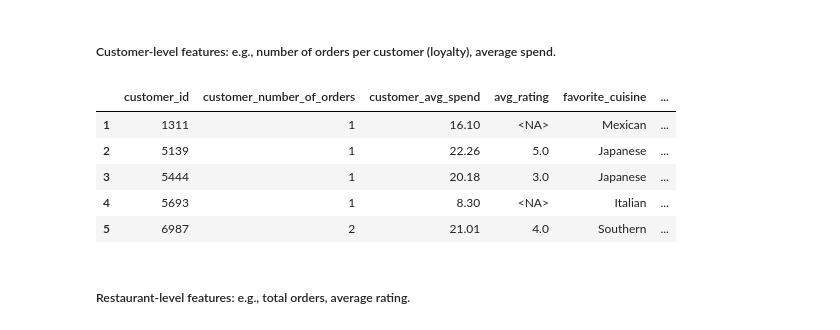
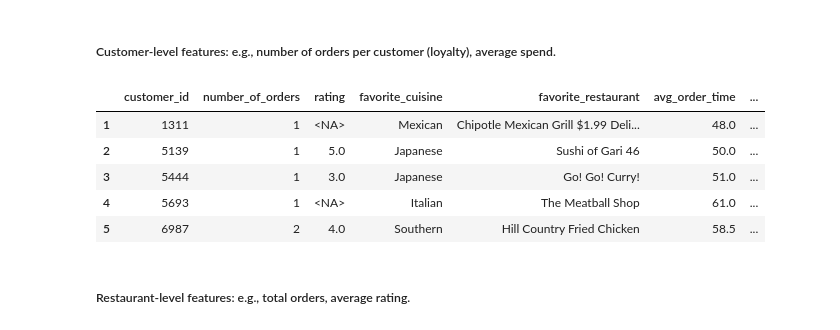
Before and after one commit to J3SSY-ANDU/Food-Delivery-Data-Analysis, a Jupyter notebook: notebooks/food_delivery_orders_eda.ipynb, the cells around one changed output. Drawn from its saved outputs; the diff is of its cells as text; code cells hidden in the pictures.

```diff
--- a/notebooks/food_delivery_orders_eda.ipynb
+++ b/notebooks/food_delivery_orders_eda.ipynb
@@ -230,6 +233,13 @@ df[df['restaurant_name'] == 'Sushi of Gari 46'][['restaurant_name', 'food_prepar
 # %% [markdown]
 ##### Based on the new added column 'food_preparation_time_mean' create a column to check if food is late.
 # %%
-df['food_is_late'] = df['food_preparation_time'] > df['food_preparation_time_mean']
-df[['restaurant_name', 'food_preparation_time', 'food_preparation_time_mean', 'food_is_late']].sample(10)  # Display a random sample of 10 rows with the new column
+if 'prep_time_status' not in df.columns:
+    prep_time_status = df.apply(
+        lambda row: 'Very late' if row['food_preparation_time'] > row['food_preparation_time_mean'] * 1.25
+        else 'Late' if row['food_preparation_time'] > row['food_preparation_time_mean']
+        else 'On time',
+        axis=1
+    )
+    df.insert(value=prep_time_status, column='prep_time_status', loc=df.columns.get_loc('food_preparation_time_mean') + 1) # Insert the new column after 'food_preparation_time_mean'
+df[['restaurant_name', 'food_preparation_time', 'food_preparation_time_mean', 'prep_time_status']].sample(10)  # Display a random sample of 10 rows with the new column
 # %% [output]
@@ -247,7 +257,10 @@ df[['restaurant_name', 'food_preparation_time', 'food_preparation_time_mean', 'f
 # %% [markdown]
 ##### Add an order_total_time_mean column
 # %%
-df['order_total_time_mean'] = df.groupby('restaurant_name')['order_total_time'].transform('mean')
+if 'order_total_time_mean' not in df.columns:
+    order_total_time_mean = df.groupby('restaurant_name')['order_total_time'].transform('mean') # Calculate the mean order total time for each restaurant
+    df.insert(value=order_total_time_mean, column='order_total_time_mean', loc=df.columns.get_loc('order_total_time') + 1)  # Insert the new column after 'order_total_time'
+    df['order_total_time_mean'] = df['order_total_time_mean'].round(2)  # Round the mean order total time to 2 decimal places
 df[['restaurant_name', 'order_total_time', 'order_total_time_mean']].sample(10)  # Display a random sample of 10 rows with the new column
 # %% [output]
 |  | restaurant_name | order_total_time | order_total_time_mean |
@@ -273,6 +286,14 @@ df[df['restaurant_name'] == 'Sushi of Gari 46'][['restaurant_name', 'order_total
 # %% [markdown]
 ##### Based on column 'order_total_time' create a column to check if order is late
 # %%
-df['order_is_late'] = df['order_total_time'] > df['order_total_time_mean']
-df[['restaurant_name', 'order_total_time', 'order_total_time_mean', 'order_is_late']].sample(10)  # Display a random sample of 10 rows with the new column
+if 'order_time_status' not in df.columns:
+    # Create a new column to categorize order total time based on the mean
+    order_time_status = df.apply(
+        lambda row: 'Very late' if row['order_total_time'] > row['order_total_time_mean'] * 1.25
+        else 'Late' if row['order_total_time'] > row['order_total_time_mean']
+        else 'On time',
+        axis=1
+    )
+    df.insert(value=order_time_status, column='order_time_status', loc=df.columns.get_loc('order_total_time_mean') + 1) # Insert the new column after 'order_total_time_mean'
+df[['restaurant_name', 'order_total_time', 'order_total_time_mean', 'order_time_status']].sample(10)  # Display a random sample of 10 rows with the new column
 # %% [output]
@@ -377,28 +398,28 @@ df[df['cost_category'] == 'Cheap'][['cuisine_type', 'cost_of_the_order', 'cost_c
 # %%
 # Create a customer-level DataFrame
 customer_features = df.groupby('customer_id').agg(
-    customer_number_of_orders=('order_id', 'count'),
-    customer_avg_spend=('cost_of_the_order', 'mean'),
-    avg_rating=('rating', 'mean'),
+    number_of_orders=('order_id', 'count'),
+    rating=('rating', 'mean'),
     favorite_cuisine=('cuisine_type', lambda x: x.mode()[0] if not x.mode().empty else np.nan),
     favorite_restaurant=('restaurant_name', lambda x: x.mode()[0] if not x.mode().empty else np.nan),
-    avg_order_total_time=('order_total_time', 'mean'),
-    avg_cost_category=('cost_category', lambda x: x.mode()[0] if not x.mode().empty else np.nan)
+    avg_order_time=('order_total_time', 'mean'),
+    avg_cost_category=('cost_category', lambda x: x.mode()[0] if not x.mode().empty else np.nan),
+    money_spent=('cost_of_the_order', 'sum')
 ).reset_index()
 
 customer_features.index = np.arange(1, len(customer_features) + 1)  # Reset the index to start from 1
-customer_features['customer_avg_spend'] = round(customer_features['customer_avg_spend'], 2)  # Round average spend to 2 decimal places
-customer_features['avg_order_total_time'] = round(customer_features['avg_order_total_time'], 2)  # Round average order total time to 2 decimal places
-customer_features['avg_rating'] = round(customer_features['avg_rating'], 2)  # Round average rating to 2 decimal places
+customer_features['money_spent'] = round(customer_features['money_spent'], 2)  # Round average spend to 2 decimal places
+customer_features['avg_order_time'] = round(customer_features['avg_order_time'], 2)  # Round average order total time to 2 decimal places
+customer_features['rating'] = round(customer_features['rating'], 2)  # Round average rating to 2 decimal places
 
 customer_features.head() # Display the first few rows of the customer features DataFrame
 # %% [output]
-|  | customer_id | customer_number_of_orders | customer_avg_spend | avg_rating | favorite_cuisine | ... |
-| 1 | 1311 | 1 | 16.10 | <NA> | Mexican | ... |
-| 2 | 5139 | 1 | 22.26 | 5.0 | Japanese | ... |
-| 3 | 5444 | 1 | 20.18 | 3.0 | Japanese | ... |
-| 4 | 5693 | 1 | 8.30 | <NA> | Italian | ... |
-| 5 | 6987 | 2 | 21.01 | 4.0 | Southern | ... |
+|  | customer_id | number_of_orders | rating | favorite_cuisine | favorite_restaurant | avg_order_time | ... |
+| 1 | 1311 | 1 | <NA> | Mexican | Chipotle Mexican Grill $1.99 Deli... | 48.0 | ... |
+| 2 | 5139 | 1 | 5.0 | Japanese | Sushi of Gari 46 | 50.0 | ... |
+| 3 | 5444 | 1 | 3.0 | Japanese | Go! Go! Curry! | 51.0 | ... |
+| 4 | 5693 | 1 | <NA> | Italian | The Meatball Shop | 61.0 | ... |
+| 5 | 6987 | 2 | 4.0 | Southern | Hill Country Fried Chicken | 58.5 | ... |
 # %% [markdown]
 ##### Restaurant-level features: e.g., total orders, average rating.
 # %%
```
Also changed, not shown: parts of 9 cells of this notebook.
